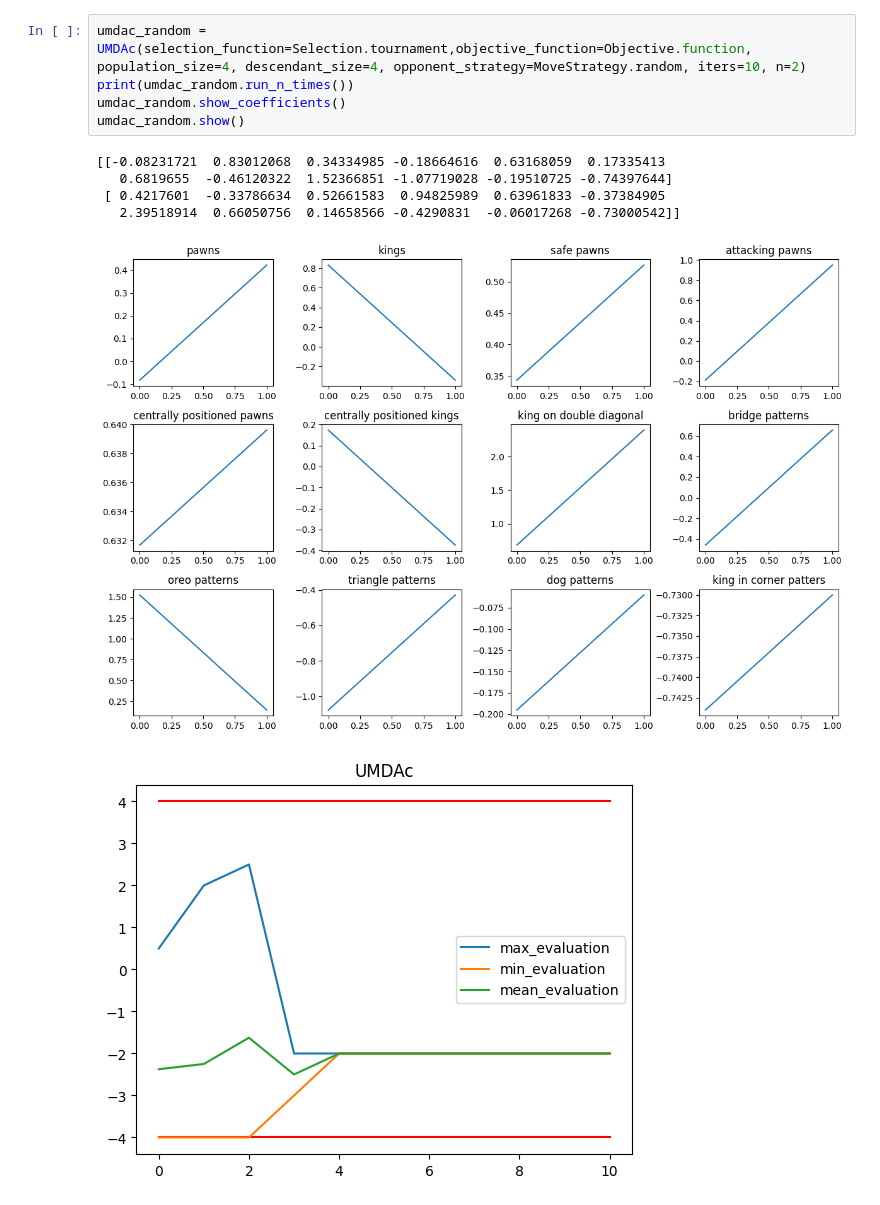
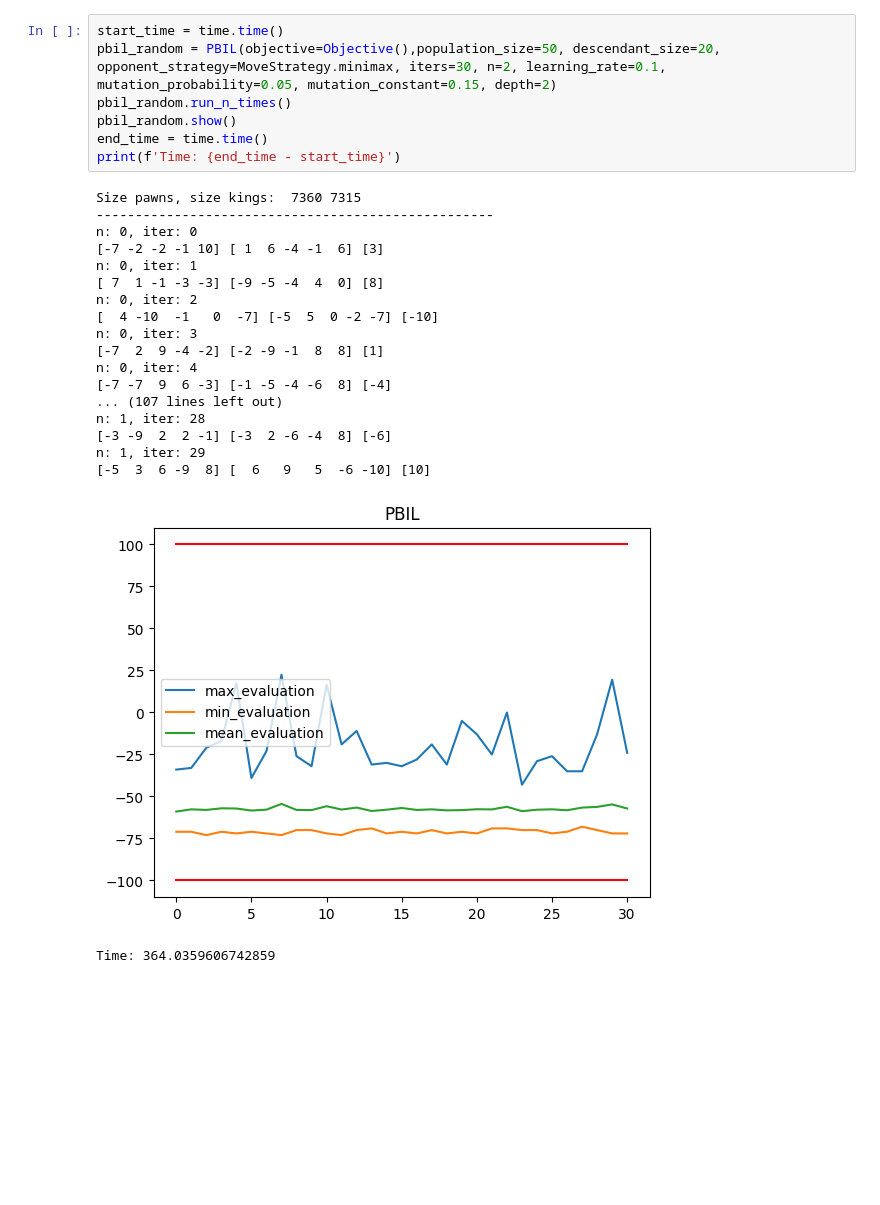
Before and after one commit to Palmirka/Evolutionary-checkers, a Jupyter notebook: main.ipynb, the cells around one changed output. Drawn from its saved outputs; the diff is of its cells as text; blank space fills up the shorter version.

```diff
--- a/main.ipynb
+++ b/main.ipynb
@@ -4,15 +7,30 @@ from evolutionary_algorithm.pbilc import PBILc
 from evolutionary_algorithm.base_functions.objective import Objective
 from evolutionary_algorithm.base_functions.selection import Selection
 from move_strategies.strategies import MoveStrategy
-# %%
-umdac_random = UMDAc(selection_function=Selection.tournament,objective_function=Objective.function, population_size=4, descendant_size=4, opponent_strategy=MoveStrategy.random, iters=10, n=2)
-print(umdac_random.run_n_times())
-umdac_random.show_coefficients()
-umdac_random.show()
-# %% [output]
-[[-0.08231721  0.83012068  0.34334985 -0.18664616  0.63168059  0.17335413
-   0.6819655  -0.46120322  1.52366851 -1.07719028 -0.19510725 -0.74397644]
- [ 0.4217601  -0.33786634  0.52661583  0.94825989  0.63961833 -0.37384905
-   2.39518914  0.66050756  0.14658566 -0.4290831  -0.06017268 -0.73000542]]
-[figure, removed]
-[figure, removed]
+# %%
+start_time = time.time()
+pbil_random = PBIL(objective=Objective(),population_size=50, descendant_size=20, opponent_strategy=MoveStrategy.minimax, iters=30, n=2, learning_rate=0.1, mutation_probability=0.05, mutation_constant=0.15, depth=2)
+pbil_random.run_n_times()
+pbil_random.show()
+end_time = time.time()
+print(f'Time: {end_time - start_time}')
+# %% [output]
+Size pawns, size kings:  7360 7315
+---------------------------------------------------
+n: 0, iter: 0
+[-7 -2 -2 -1 10] [ 1  6 -4 -1  6] [3]
+n: 0, iter: 1
+[ 7  1 -1 -3 -3] [-9 -5 -4  4  0] [8]
+n: 0, iter: 2
+[  4 -10  -1   0  -7] [-5  5  0 -2 -7] [-10]
+n: 0, iter: 3
+[-7  2  9 -4 -2] [-2 -9 -1  8  8] [1]
+n: 0, iter: 4
+[-7 -7  9  6 -3] [-1 -5 -4 -6  8] [-4]
+... (107 lines left out)
+n: 1, iter: 28
+[-3 -9  2  2 -1] [-3  2 -6 -4  8] [-6]
+n: 1, iter: 29
+[-5  3  6 -9  8] [  6   9   5  -6 -10] [10]
+[figure, added]
+Time: 364.0359606742859
```
Also changed, not shown: parts of 7 cells of this notebook, 26 other files.
